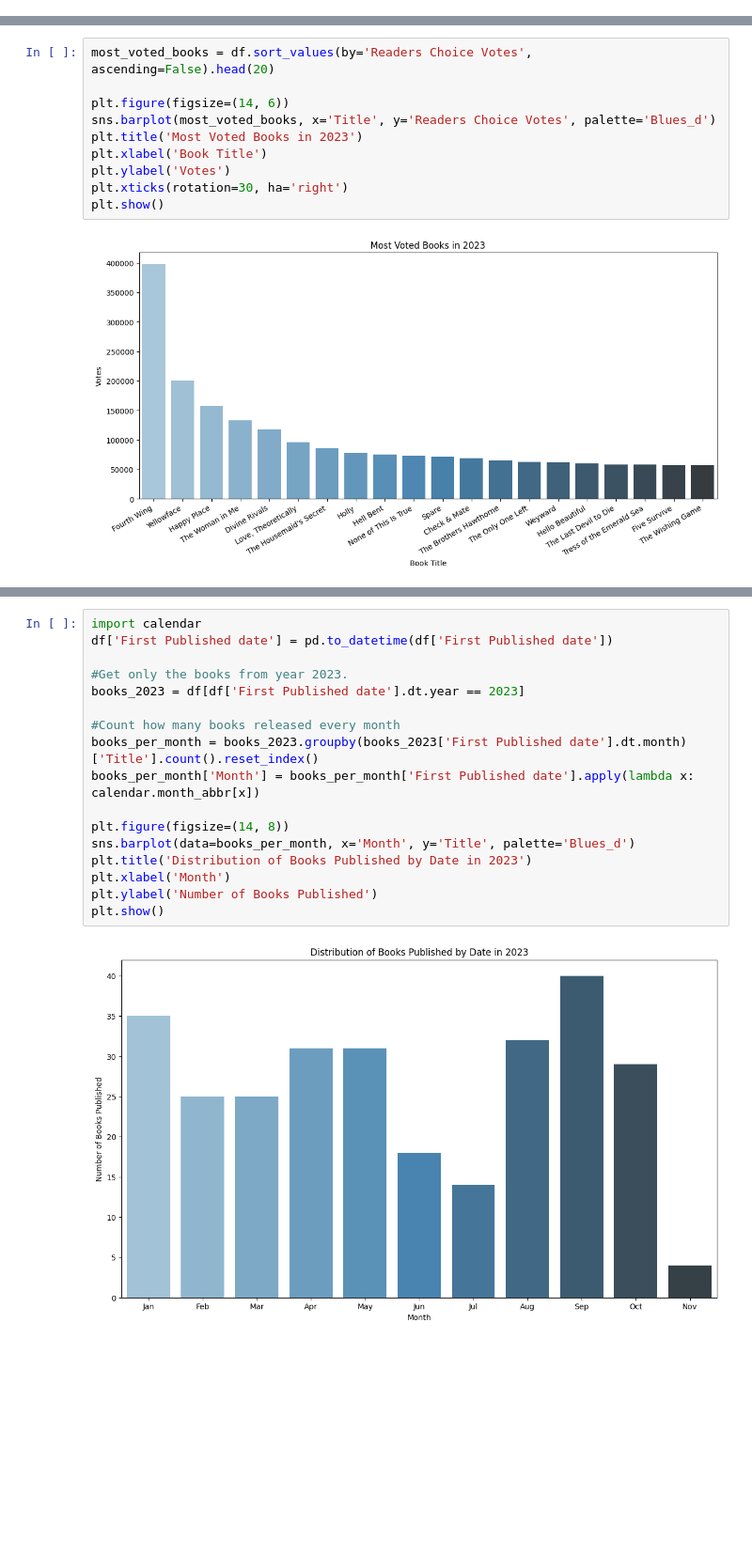
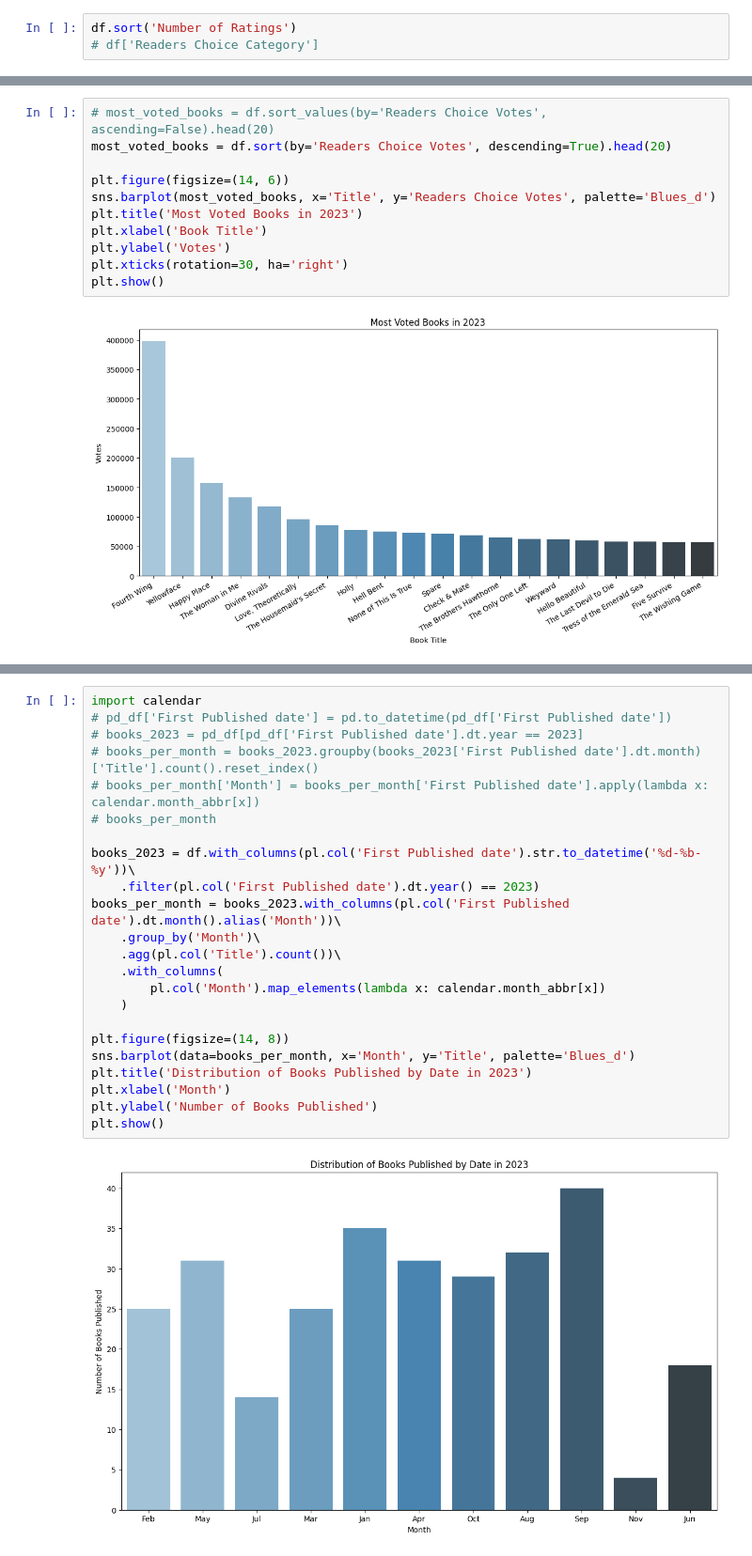
Before and after one commit to Legume1728/pandas-polars-demo, a Jupyter notebook: goodreads_eda_polars.ipynb, the cells around one changed output, grey strips where cells are left out. Shown at 94% size. Cells and saved outputs as stored; diff of their text form; blank space fills up the shorter version.

```diff
--- a/goodreads_eda_polars.ipynb
+++ b/goodreads_eda_polars.ipynb
@@ -214,0 +236,3 @@ plt.show()
+# %%
+df.sort('Number of Ratings')
+# df['Readers Choice Category']
@@ -304,5 +347,6 @@ plt.show()
 # %%
-most_voted_books = df.sort_values(by='Readers Choice Votes', ascending=False).head(20)
+# most_voted_books = df.sort_values(by='Readers Choice Votes', ascending=False).head(20)
+most_voted_books = df.sort(by='Readers Choice Votes', descending=True).head(20)
 
 plt.figure(figsize=(14, 6))
 sns.barplot(most_voted_books, x='Title', y='Readers Choice Votes', palette='Blues_d')
@@ -337,19 +388,25 @@ titles_with_max_votes
 # %%
 import calendar
-df['First Published date'] = pd.to_datetime(df['First Published date'])
+# pd_df['First Published date'] = pd.to_datetime(pd_df['First Published date'])
+# books_2023 = pd_df[pd_df['First Published date'].dt.year == 2023]
+# books_per_month = books_2023.groupby(books_2023['First Published date'].dt.month)['Title'].count().reset_index()
+# books_per_month['Month'] = books_per_month['First Published date'].apply(lambda x: calendar.month_abbr[x])
+# books_per_month
 
-#Get only the books from year 2023.
-books_2023 = df[df['First Published date'].dt.year == 2023]
-
-#Count how many books released every month
-books_per_month = books_2023.groupby(books_2023['First Published date'].dt.month)['Title'].count().reset_index()
-books_per_month['Month'] = books_per_month['First Published date'].apply(lambda x: calendar.month_abbr[x])
+books_2023 = df.with_columns(pl.col('First Published date').str.to_datetime('%d-%b-%y'))\
+    .filter(pl.col('First Published date').dt.year() == 2023)
+books_per_month = books_2023.with_columns(pl.col('First Published date').dt.month().alias('Month'))\
+    .group_by('Month')\
+    .agg(pl.col('Title').count())\
+    .with_columns(
+        pl.col('Month').map_elements(lambda x: calendar.month_abbr[x])
+    )
 
 plt.figure(figsize=(14, 8))
 sns.barplot(data=books_per_month, x='Month', y='Title', palette='Blues_d')
 plt.title('Distribution of Books Published by Date in 2023')
 plt.xlabel('Month')
 plt.ylabel('Number of Books Published')
 plt.show()
 # %% [output]
-[figure, old version]
+[figure, new version]
```
Also changed, not shown: parts of 16 cells of this notebook, 4 other files.
